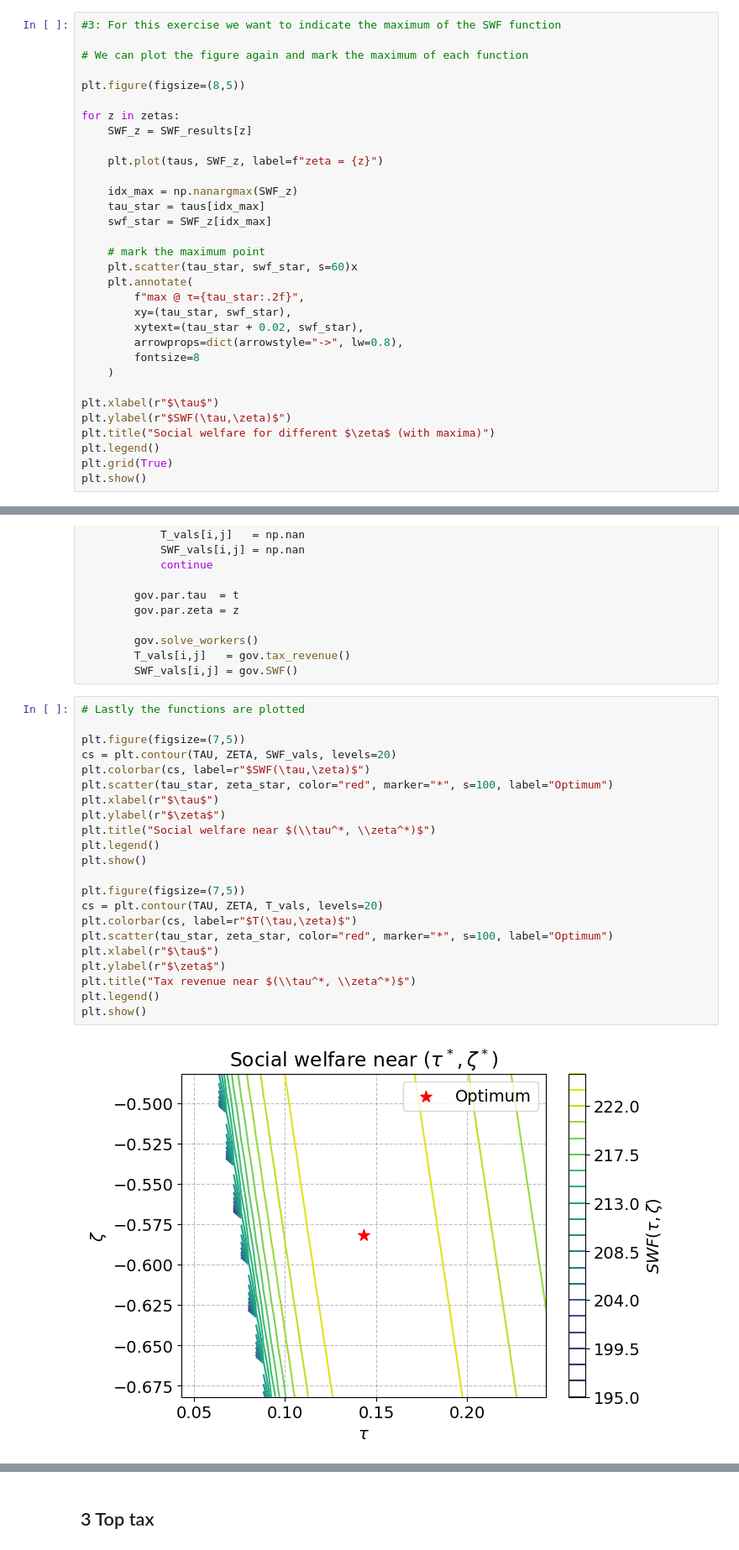
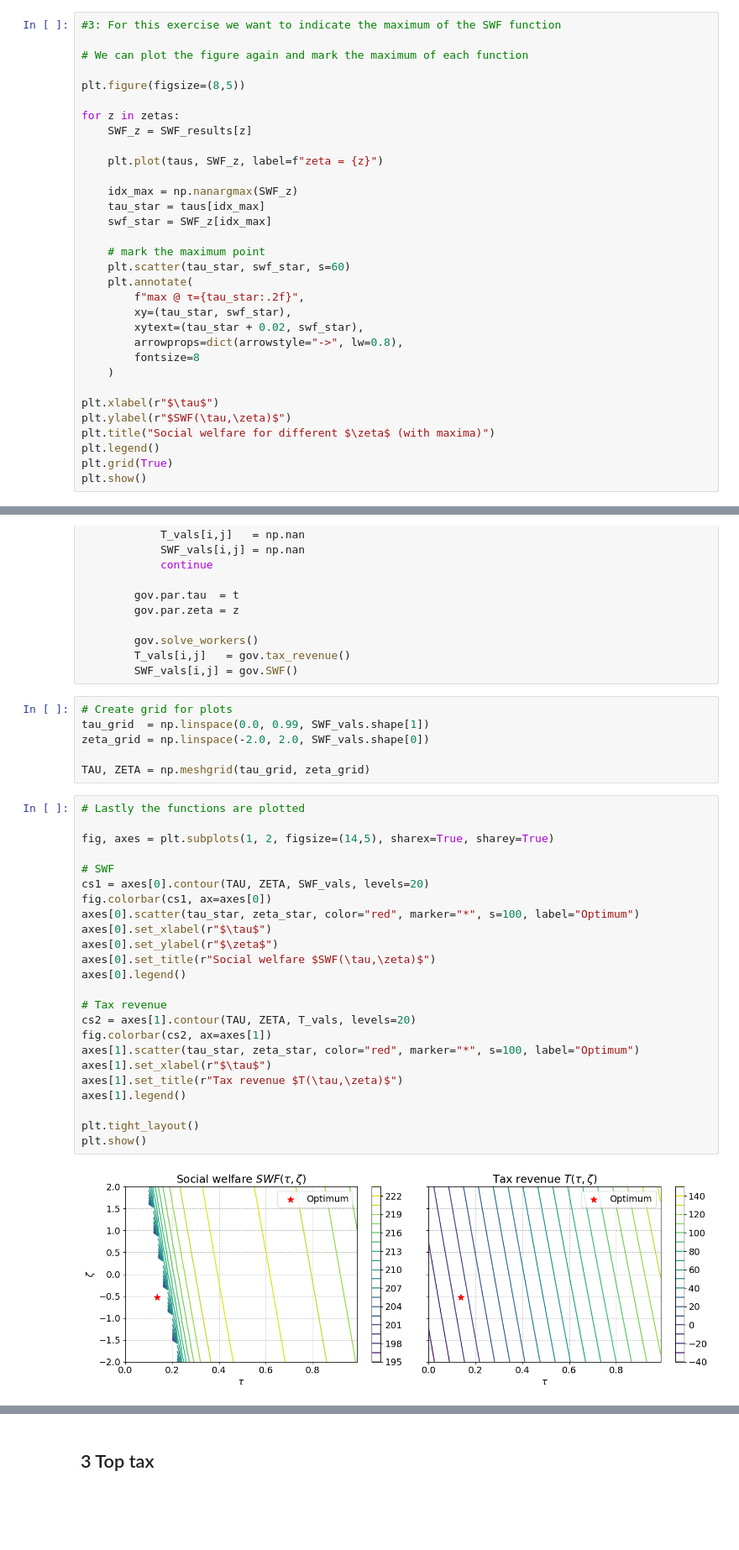
Before and after one commit to bhd505/projects-2025-benjamin, a Jupyter notebook: 02_modelproject/ModelProject.ipynb, the cells around one changed output, grey strips where cells are left out. Shown at 84% size. Saved outputs shown, nothing was run; the diff lists cells and outputs as text; blank space fills up the shorter version.

```diff
--- a/02_modelproject/ModelProject.ipynb
+++ b/02_modelproject/ModelProject.ipynb
@@ -333,7 +333,7 @@ for z in zetas:
     swf_star = SWF_z[idx_max]
 
     # mark the maximum point
-    plt.scatter(tau_star, swf_star, s=60)x
+    plt.scatter(tau_star, swf_star, s=60)
     plt.annotate(
         f"max @ τ={tau_star:.2f}",
         xy=(tau_star, swf_star),
@@ -430,27 +433,35 @@ for i, z in enumerate(zeta_grid):
         gov.solve_workers()
         T_vals[i,j]   = gov.tax_revenue()
         SWF_vals[i,j] = gov.SWF()
+# %%
+# Create grid for plots
+tau_grid  = np.linspace(0.0, 0.99, SWF_vals.shape[1])
+zeta_grid = np.linspace(-2.0, 2.0, SWF_vals.shape[0])
+
+TAU, ZETA = np.meshgrid(tau_grid, zeta_grid)
 # %%
 # Lastly the functions are plotted
 
-plt.figure(figsize=(7,5))
-cs = plt.contour(TAU, ZETA, SWF_vals, levels=20)
-plt.colorbar(cs, label=r"$SWF(\tau,\zeta)$")
-plt.scatter(tau_star, zeta_star, color="red", marker="*", s=100, label="Optimum")
-plt.xlabel(r"$\tau$")
-plt.ylabel(r"$\zeta$")
-plt.title("Social welfare near $(\\tau^*, \\zeta^*)$")
-plt.legend()
+fig, axes = plt.subplots(1, 2, figsize=(14,5), sharex=True, sharey=True)
+
+# SWF
+cs1 = axes[0].contour(TAU, ZETA, SWF_vals, levels=20)
+fig.colorbar(cs1, ax=axes[0])
+axes[0].scatter(tau_star, zeta_star, color="red", marker="*", s=100, label="Optimum")
+axes[0].set_xlabel(r"$\tau$")
+axes[0].set_ylabel(r"$\zeta$")
+axes[0].set_title(r"Social welfare $SWF(\tau,\zeta)$")
+axes[0].legend()
+
+# Tax revenue
+cs2 = axes[1].contour(TAU, ZETA, T_vals, levels=20)
+fig.colorbar(cs2, ax=axes[1])
+axes[1].scatter(tau_star, zeta_star, color="red", marker="*", s=100, label="Optimum")
+axes[1].set_xlabel(r"$\tau$")
+axes[1].set_title(r"Tax revenue $T(\tau,\zeta)$")
+axes[1].legend()
+
+plt.tight_layout()
 plt.show()
-
-plt.figure(figsize=(7,5))
-cs = plt.contour(TAU, ZETA, T_vals, levels=20)
-plt.colorbar(cs, label=r"$T(\tau,\zeta)$")
-plt.scatter(tau_star, zeta_star, color="red", marker="*", s=100, label="Optimum")
-plt.xlabel(r"$\tau$")
-plt.ylabel(r"$\zeta$")
-plt.title("Tax revenue near $(\\tau^*, \\zeta^*)$")
-plt.legend()
-plt.show()
 # %% [output]
-[figure, old version]
+[figure, new version]
```
Also changed, not shown: parts of 30 cells of this notebook, 1 other file.
